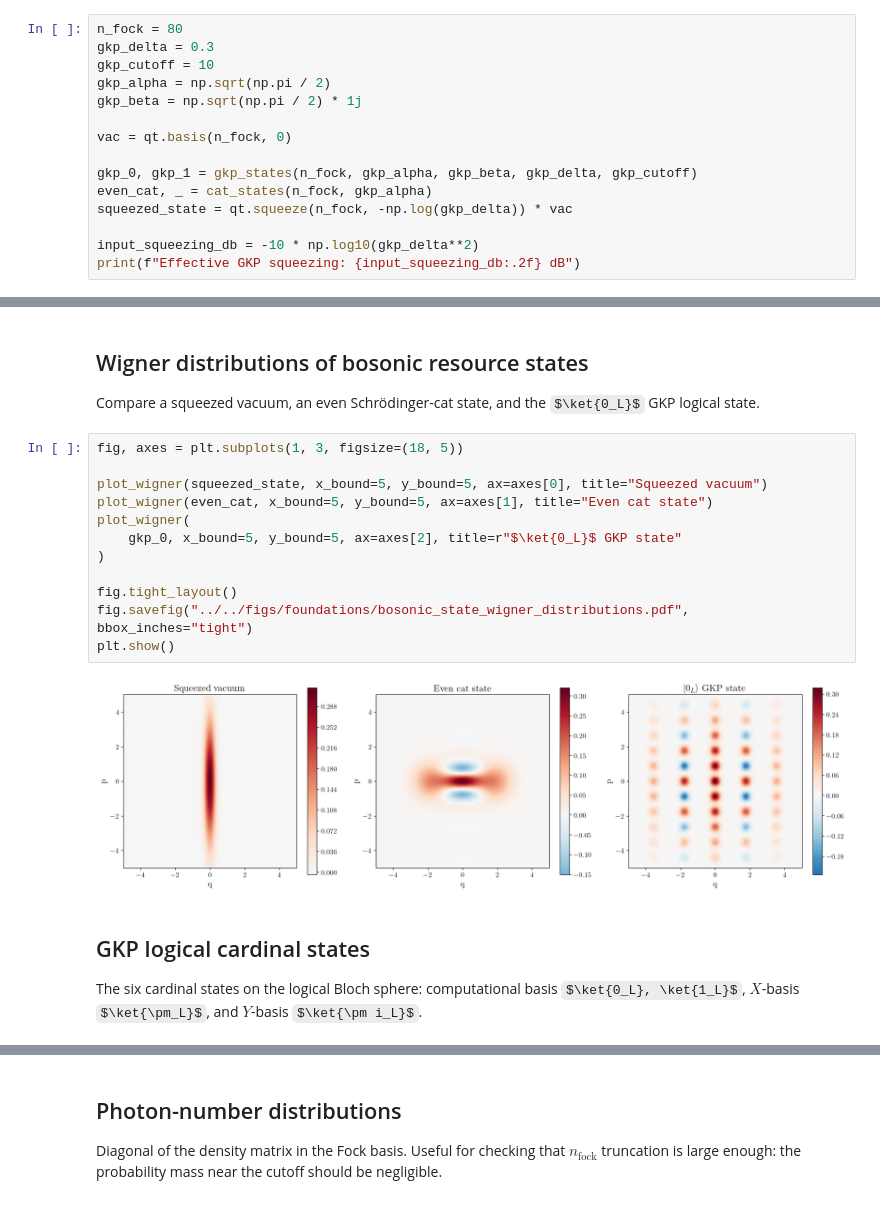
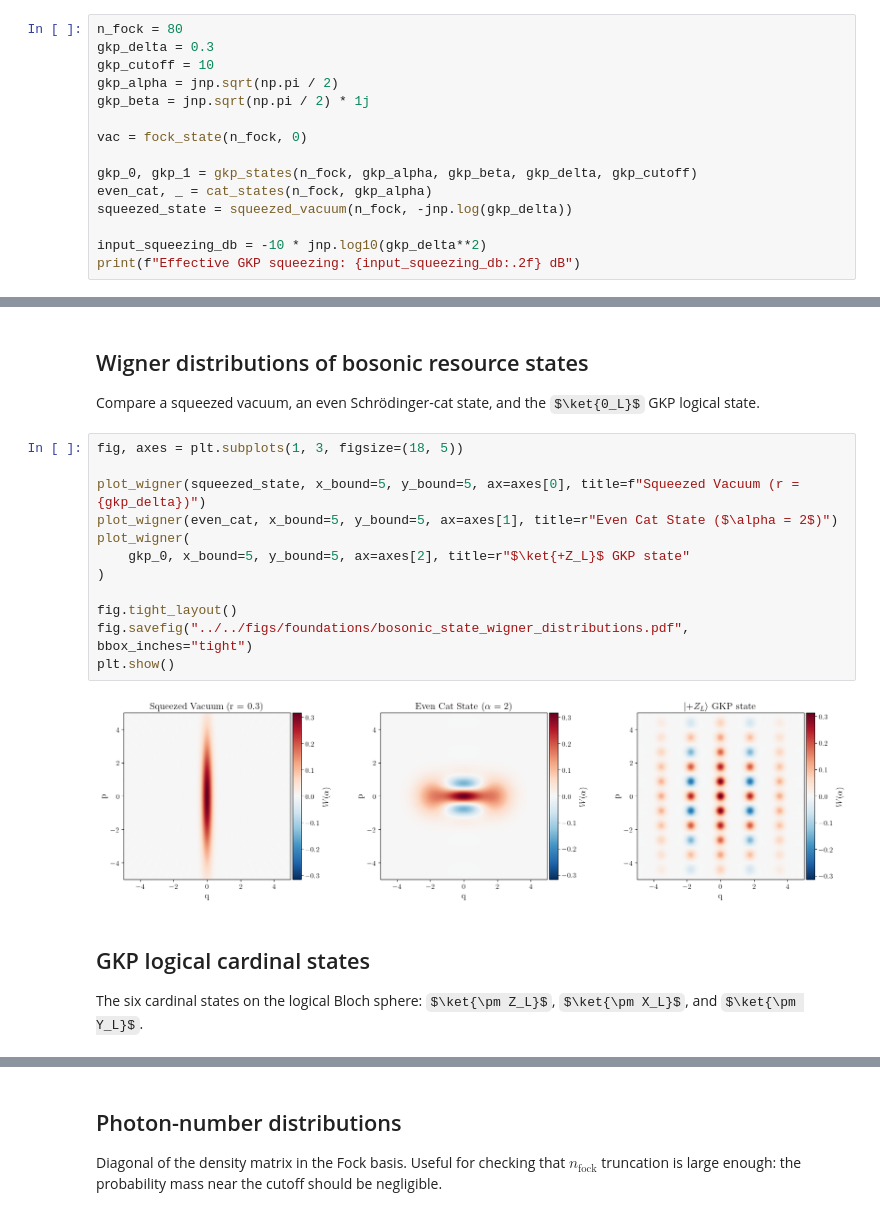
Before and after one commit to aidancurtis/gkp-optimal-control, a Jupyter notebook: notebooks/foundations/understanding_gkp.ipynb, the cells around one changed output, grey strips where cells are left out. Cells and saved outputs as stored; diff of their text form; some formulas as TeX source.

```diff
--- a/notebooks/foundations/understanding_gkp.ipynb
+++ b/notebooks/foundations/understanding_gkp.ipynb
@@ -28,16 +35,16 @@ The lattice spacings $\alpha = \sqrt{\pi/2}$ and $\beta = i\sqrt{\pi/2}$ define
 n_fock = 80
 gkp_delta = 0.3
 gkp_cutoff = 10
-gkp_alpha = np.sqrt(np.pi / 2)
-gkp_beta = np.sqrt(np.pi / 2) * 1j
+gkp_alpha = jnp.sqrt(np.pi / 2)
+gkp_beta = jnp.sqrt(np.pi / 2) * 1j
 
-vac = qt.basis(n_fock, 0)
+vac = fock_state(n_fock, 0)
 
 gkp_0, gkp_1 = gkp_states(n_fock, gkp_alpha, gkp_beta, gkp_delta, gkp_cutoff)
 even_cat, _ = cat_states(n_fock, gkp_alpha)
-squeezed_state = qt.squeeze(n_fock, -np.log(gkp_delta)) * vac
+squeezed_state = squeezed_vacuum(n_fock, -jnp.log(gkp_delta))
 
-input_squeezing_db = -10 * np.log10(gkp_delta**2)
+input_squeezing_db = -10 * jnp.log10(gkp_delta**2)
 print(f"Effective GKP squeezing: {input_squeezing_db:.2f} dB")
 # %% [output]
 Effective GKP squeezing: 10.46 dB
@@ -48,19 +55,19 @@ Compare a squeezed vacuum, an even Schrödinger-cat state, and the $\ket{0_L}$ G
 # %%
 fig, axes = plt.subplots(1, 3, figsize=(18, 5))
 
-plot_wigner(squeezed_state, x_bound=5, y_bound=5, ax=axes[0], title="Squeezed vacuum")
-plot_wigner(even_cat, x_bound=5, y_bound=5, ax=axes[1], title="Even cat state")
+plot_wigner(squeezed_state, x_bound=5, y_bound=5, ax=axes[0], title=f"Squeezed Vacuum (r = {gkp_delta})")
+plot_wigner(even_cat, x_bound=5, y_bound=5, ax=axes[1], title=r"Even Cat State ($\alpha = 2$)")
 plot_wigner(
-    gkp_0, x_bound=5, y_bound=5, ax=axes[2], title=r"$\ket{0_L}$ GKP state"
+    gkp_0, x_bound=5, y_bound=5, ax=axes[2], title=r"$\ket{+Z_L}$ GKP state"
 )
 
 fig.tight_layout()
 fig.savefig("../../figs/foundations/bosonic_state_wigner_distributions.pdf", bbox_inches="tight")
 plt.show()
 # %% [output]
-[figure, old version]
+[figure, new version]
 # %% [markdown]
 ## GKP logical cardinal states
 
-The six cardinal states on the logical Bloch sphere: computational basis $\ket{0_L}, \ket{1_L}$, $X$-basis $\ket{\pm_L}$, and $Y$-basis $\ket{\pm i_L}$.
+The six cardinal states on the logical Bloch sphere: $\ket{\pm Z_L}$, $\ket{\pm X_L}$, and $\ket{\pm Y_L}$.
 # %%
```
Also changed, not shown: parts of 4 cells of this notebook, 13 other files.
